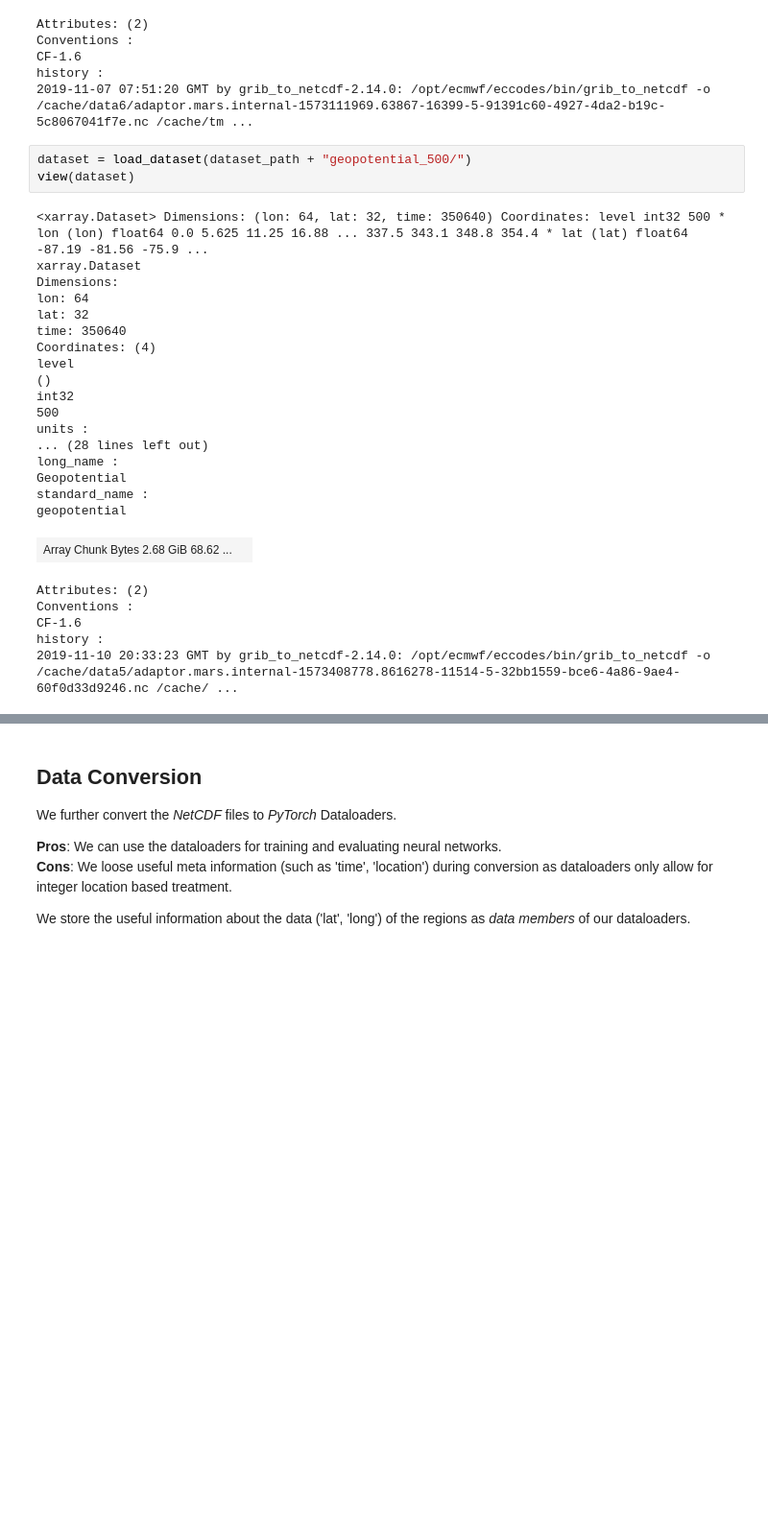
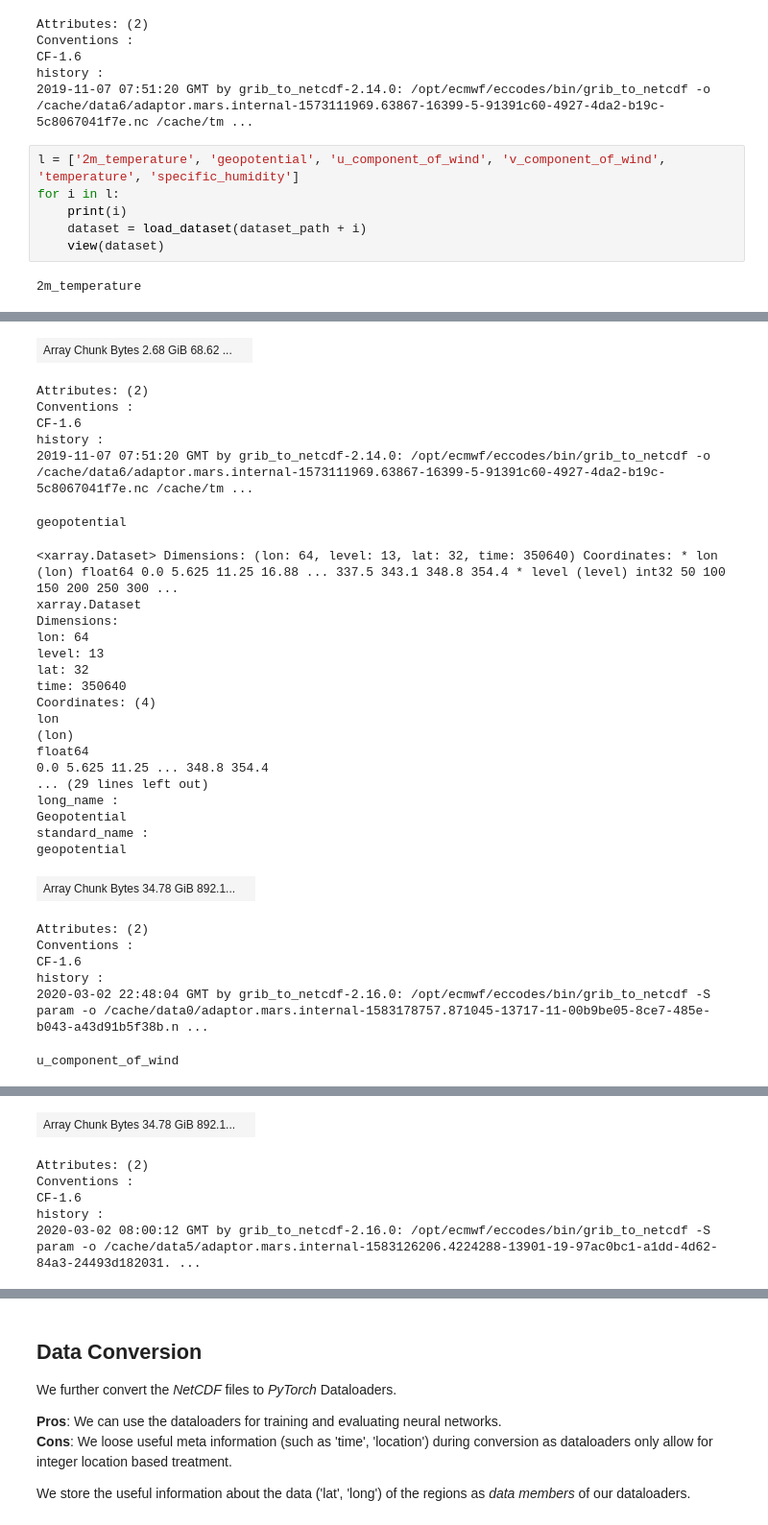
Before and after one commit to se0ngbin/climate-models, a Jupyter notebook: spatial-robustness/systematic-generalization/SysGenTests.ipynb, the cells around one changed output, grey strips where cells are left out. Shown at 96% size. Saved outputs shown, nothing was run; the diff lists cells and outputs as text; blank space fills up the shorter version.

```diff
--- a/spatial-robustness/systematic-generalization/SysGenTests.ipynb
+++ b/spatial-robustness/systematic-generalization/SysGenTests.ipynb
@@ -74,30 +74,11 @@ Conventions :
 CF-1.6
 history :
 2019-11-07 07:51:20 GMT by grib_to_netcdf-2.14.0: /opt/ecmwf/eccodes/bin/grib_to_netcdf -o /cache/data6/adaptor.mars.internal-1573111969.63867-16399-5-91391c60-4927-4da2-b19c-5c8067041f7e.nc /cache/tm ...
-# %%
-dataset = load_dataset(dataset_path + "geopotential_500/")
-view(dataset)
-# %% [output]
-<xarray.Dataset> Dimensions: (lon: 64, lat: 32, time: 350640) Coordinates: level int32 500 * lon (lon) float64 0.0 5.625 11.25 16.88 ... 337.5 343.1 348.8 354.4 * lat (lat) float64 -87.19 -81.56 -75.9 ...
-xarray.Dataset
-Dimensions:
-lon: 64
-lat: 32
-time: 350640
-Coordinates: (4)
-level
-()
-int32
-500
-units :
-... (28 lines left out)
-long_name :
-Geopotential
-standard_name :
-geopotential
-| Array Chunk Bytes 2.68 GiB 68.62 ... |  |
-Attributes: (2)
-Conventions :
-CF-1.6
-history :
-2019-11-10 20:33:23 GMT by grib_to_netcdf-2.14.0: /opt/ecmwf/eccodes/bin/grib_to_netcdf -o /cache/data5/adaptor.mars.internal-1573408778.8616278-11514-5-32bb1559-bce6-4a86-9ae4-60f0d33d9246.nc /cache/ ...
+# %%
+l = ['2m_temperature', 'geopotential', 'u_component_of_wind', 'v_component_of_wind', 'temperature', 'specific_humidity']
+for i in l:
+    print(i)
+    dataset = load_dataset(dataset_path + i)
+    view(dataset)
+# %% [output]
+2m_temperature
@@ -103,0 +102,31 @@ history :
+| Array Chunk Bytes 2.68 GiB 68.62 ... |  |
+Attributes: (2)
+Conventions :
+CF-1.6
+history :
+2019-11-07 07:51:20 GMT by grib_to_netcdf-2.14.0: /opt/ecmwf/eccodes/bin/grib_to_netcdf -o /cache/data6/adaptor.mars.internal-1573111969.63867-16399-5-91391c60-4927-4da2-b19c-5c8067041f7e.nc /cache/tm ...
+geopotential
+<xarray.Dataset> Dimensions: (lon: 64, level: 13, lat: 32, time: 350640) Coordinates: * lon (lon) float64 0.0 5.625 11.25 16.88 ... 337.5 343.1 348.8 354.4 * level (level) int32 50 100 150 200 250 300 ...
+xarray.Dataset
+Dimensions:
+lon: 64
+level: 13
+lat: 32
+time: 350640
+Coordinates: (4)
+lon
+(lon)
+float64
+0.0 5.625 11.25 ... 348.8 354.4
+... (29 lines left out)
+long_name :
+Geopotential
+standard_name :
+geopotential
+| Array Chunk Bytes 34.78 GiB 892.1... |  |
+Attributes: (2)
+Conventions :
+CF-1.6
+history :
+2020-03-02 22:48:04 GMT by grib_to_netcdf-2.16.0: /opt/ecmwf/eccodes/bin/grib_to_netcdf -S param -o /cache/data0/adaptor.mars.internal-1583178757.871045-13717-11-00b9be05-8ce7-485e-b043-a43d91b5f38b.n ...
+u_component_of_wind
@@ -103,0 +150,6 @@ history :
+| Array Chunk Bytes 34.78 GiB 892.1... |  |
+Attributes: (2)
+Conventions :
+CF-1.6
+history :
+2020-03-02 08:00:12 GMT by grib_to_netcdf-2.16.0: /opt/ecmwf/eccodes/bin/grib_to_netcdf -S param -o /cache/data5/adaptor.mars.internal-1583126206.4224288-13901-19-97ac0bc1-a1dd-4d62-84a3-24493d182031. ...
```
Also changed, not shown: parts of 8 cells of this notebook, 5 other files.
